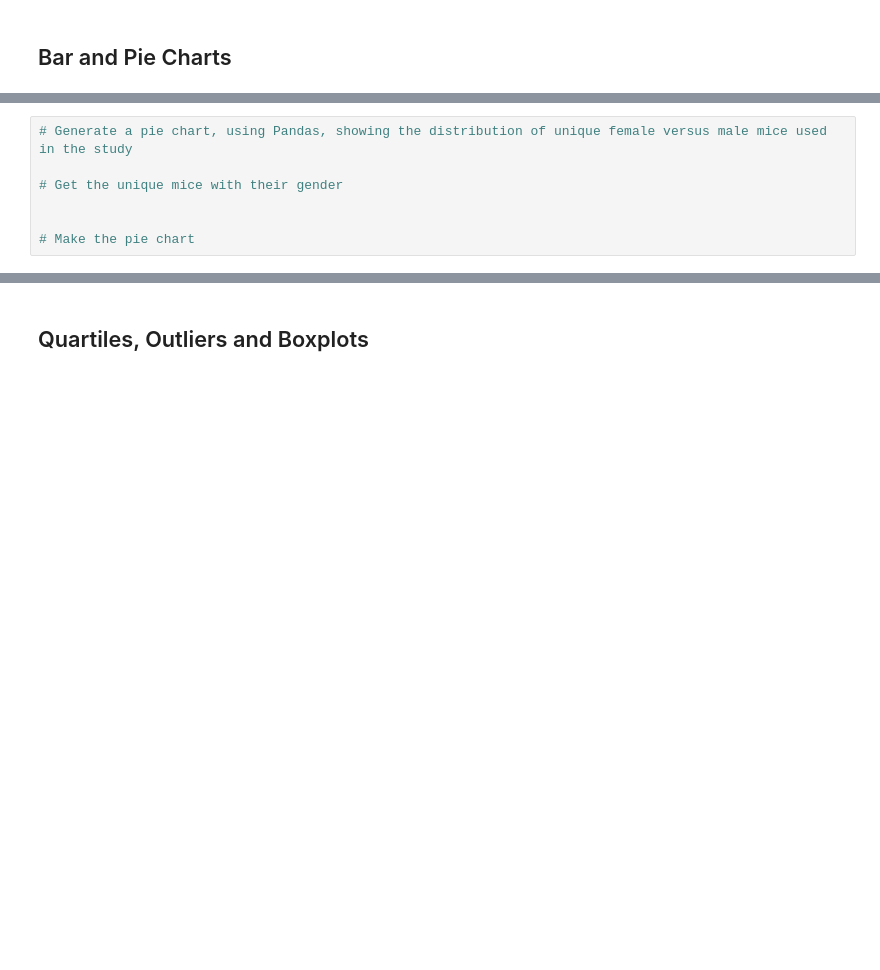
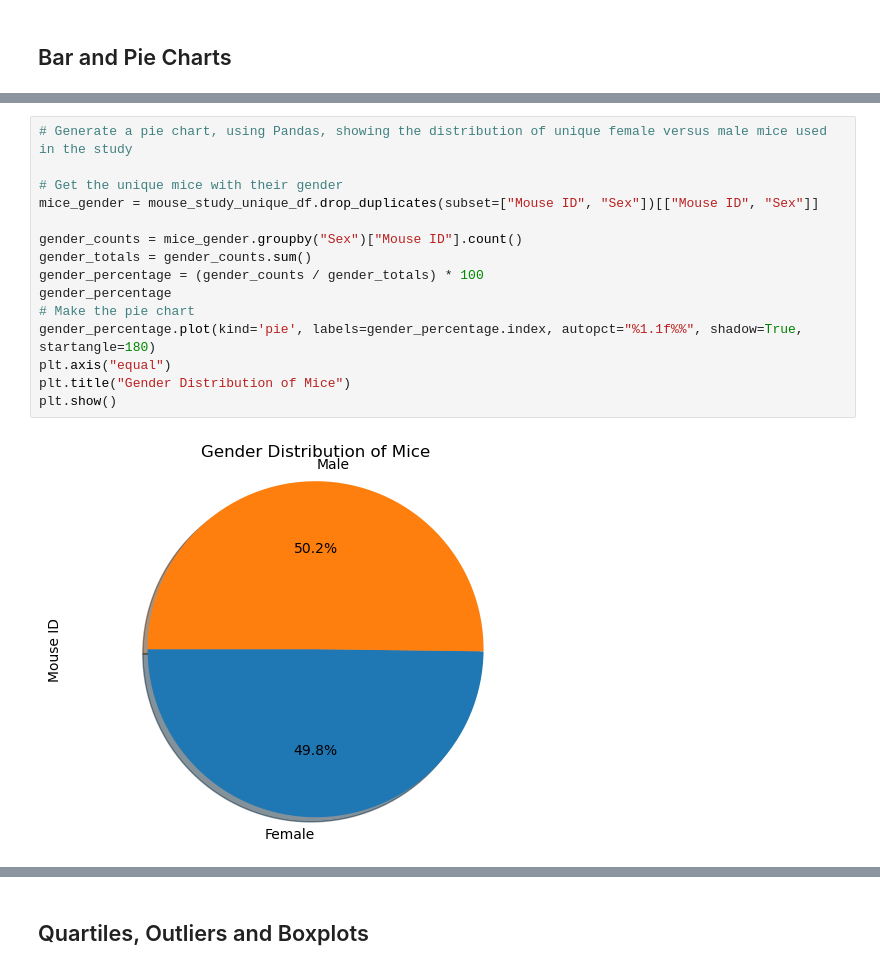
Before and after one commit to jhammans/data_visualization_challenge, a Jupyter notebook: Pymaceuticals/pymaceuticals_notebook.ipynb, the cells around one changed output, grey strips where cells are left out. Saved outputs shown, nothing was run; the diff lists cells and outputs as text; blank space fills up the shorter version.

```diff
--- a/Pymaceuticals/pymaceuticals_notebook.ipynb
+++ b/Pymaceuticals/pymaceuticals_notebook.ipynb
@@ -140,10 +175,20 @@ mouse_study_agg_df.head()
 # %%
 # Generate a pie chart, using Pandas, showing the distribution of unique female versus male mice used in the study
 
 # Get the unique mice with their gender
+mice_gender = mouse_study_unique_df.drop_duplicates(subset=["Mouse ID", "Sex"])[["Mouse ID", "Sex"]]
 
-
+gender_counts = mice_gender.groupby("Sex")["Mouse ID"].count()
+gender_totals = gender_counts.sum()
+gender_percentage = (gender_counts / gender_totals) * 100
+gender_percentage
 # Make the pie chart
+gender_percentage.plot(kind='pie', labels=gender_percentage.index, autopct="%1.1f%%", shadow=True, startangle=180)
+plt.axis("equal")
+plt.title("Gender Distribution of Mice")
+plt.show()
+# %% [output]
+[figure, added]
 # %%
 # Generate a pie chart, using pyplot, showing the distribution of unique female versus male mice used in the study
 
```
Also changed, not shown: parts of 5 cells of this notebook.
